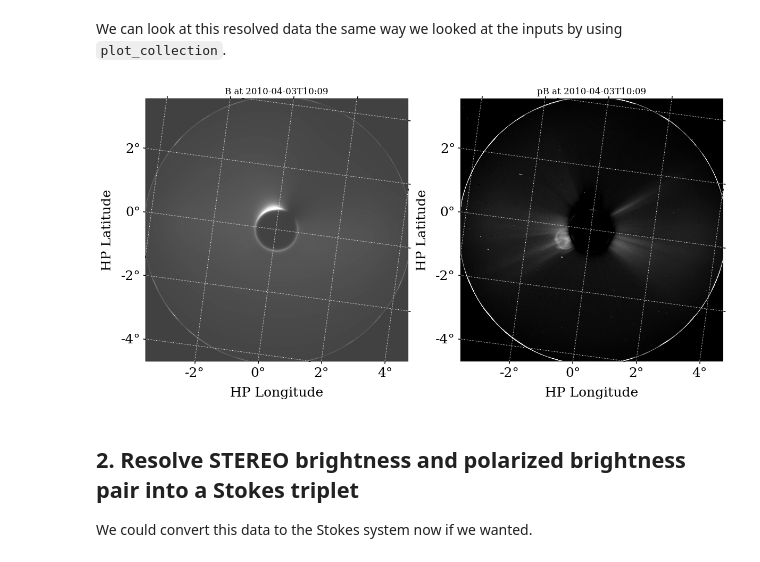
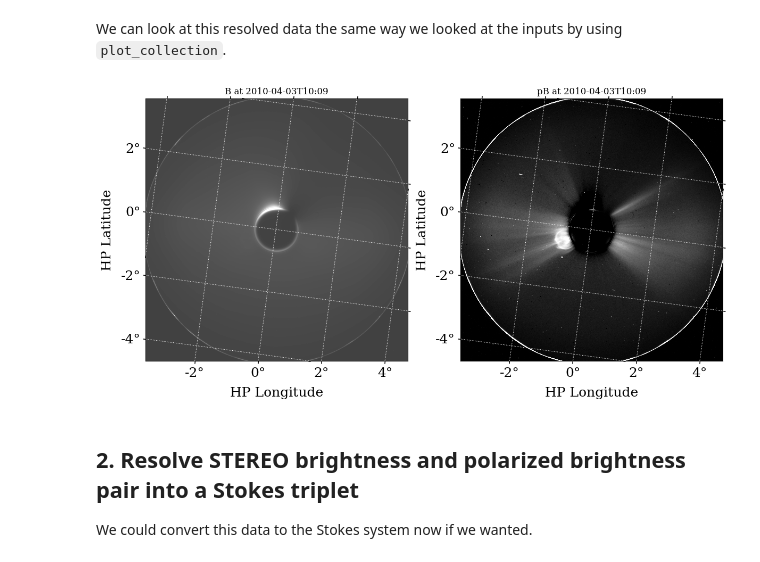
Before and after one commit to punch-mission/solpolpy, a Jupyter notebook: docs/source/example.ipynb, the cells around one changed output. Saved outputs shown, nothing was run; the diff lists cells and outputs as text; code cells hidden in the pictures.

```diff
--- a/docs/source/example.ipynb
+++ b/docs/source/example.ipynb
@@ -169,10 +169,10 @@ output_bpb['B'].meta['POLAR']
 # %% [markdown]
 We can look at this resolved data the same way we looked at the inputs by using `plot_collection`.
 # %%
-plot_collection(output_bpb, figsize=(14,8), vmin=0, vmax=[20000, 400])
+plot_collection(output_bpb, figsize=(14,8), vmin=0, vmax=[20000, 200])
 plt.show()
 # %% [output]
-[figure, old version]
+[figure, new version]
 # %% [markdown]
 ## 2. Resolve STEREO brightness and polarized brightness pair into a Stokes triplet
 We could convert this data to the Stokes system now if we wanted.
```
Also changed, not shown: parts of 2 cells of this notebook.
